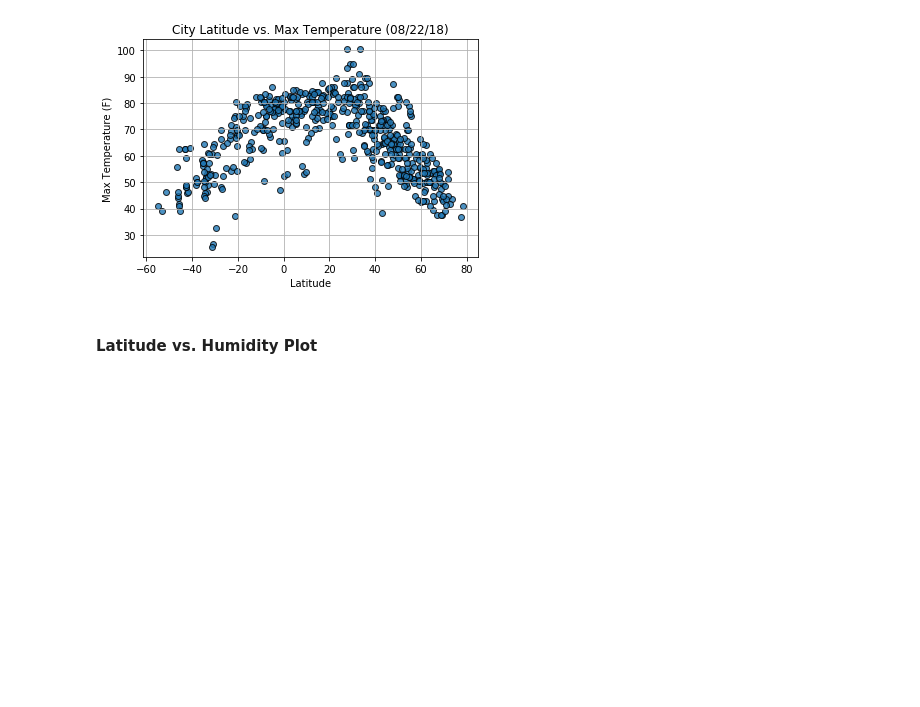
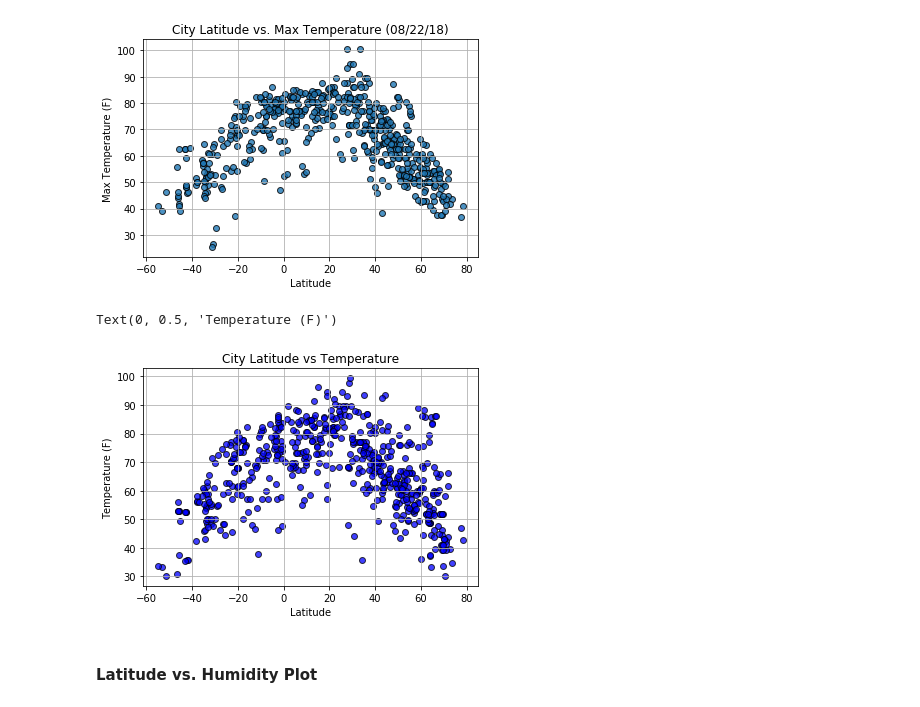
Before and after one commit to datamoa/API-homework, a Jupyter notebook: starter_code/WeatherPy.ipynb, the cells around one changed output. Cells and saved outputs as stored; diff of their text form; code cells hidden in the pictures; blank space fills up the shorter version.

```diff
--- a/starter_code/WeatherPy.ipynb
+++ b/starter_code/WeatherPy.ipynb
@@ -52,8 +52,9 @@ len(cities)
 # %%
 base_url = "http://api.openweathermap.org/data/2.5/weather?"
 units = "imperial"
+#wind_speed = 'imperial'
 
 # Build partial query URL
-query_url = f"{url}appid={api_key}&units={units}&q="
+query_url = f"{base_url}appid={api_key}&units={units}&q="
 print(query_url)
 # %% [output]
@@ -166,0 +167,14 @@ dtype: int64
+# %%
+summary = {
+    "City": dr,
+    "Country": country,
+    "Date": date,
+    "Temperature": temp,
+    "Latitude": lat,
+    "Longtude": lon,
+    "Humidity": humidity,
+    "Wind speed": wind_speed,
+    "Cloudiness": cloudiness
+    }
+summary = pd.DataFrame(summary)
+summary.head()
@@ -173,5 +194,17 @@ dtype: int64
 # %%
 # %% [output]
 [figure]
+# %%
+x_axis = summary["Latitude"]
+y_axis = summary["Temperature"]
+plt.scatter(x_axis, y_axis, marker="o", facecolors="blue", edgecolors="black",
+           alpha=0.75)
+plt.grid(True)
+plt.title("City Latitude vs Temperature")
+plt.xlabel("Latitude")
+plt.ylabel("Temperature (F)")
+# %% [output]
+Text(0, 0.5, 'Temperature (F)')
+[figure, added]
 # %% [markdown]
 #### Latitude vs. Humidity Plot
```
Also changed, not shown: parts of 11 cells of this notebook.
